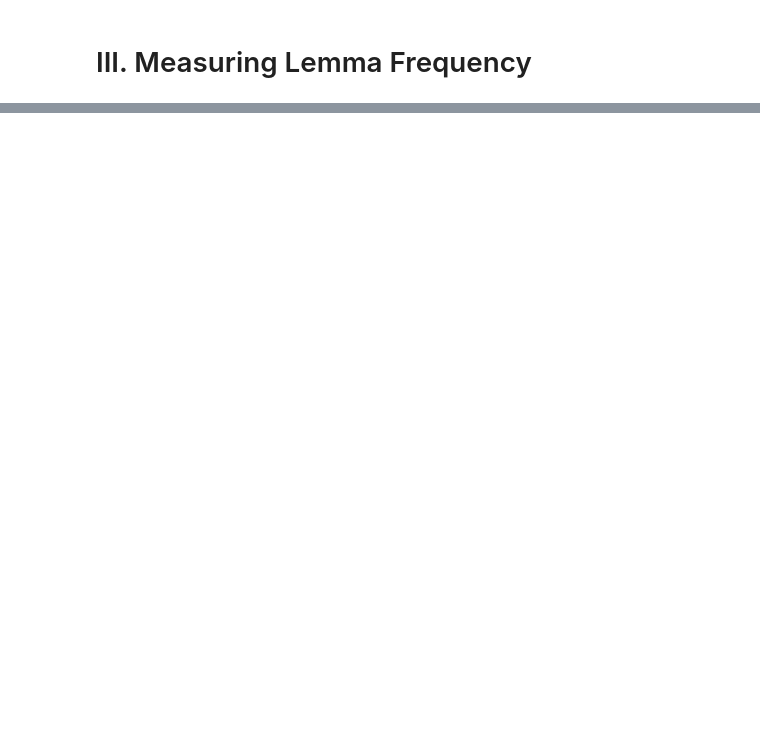
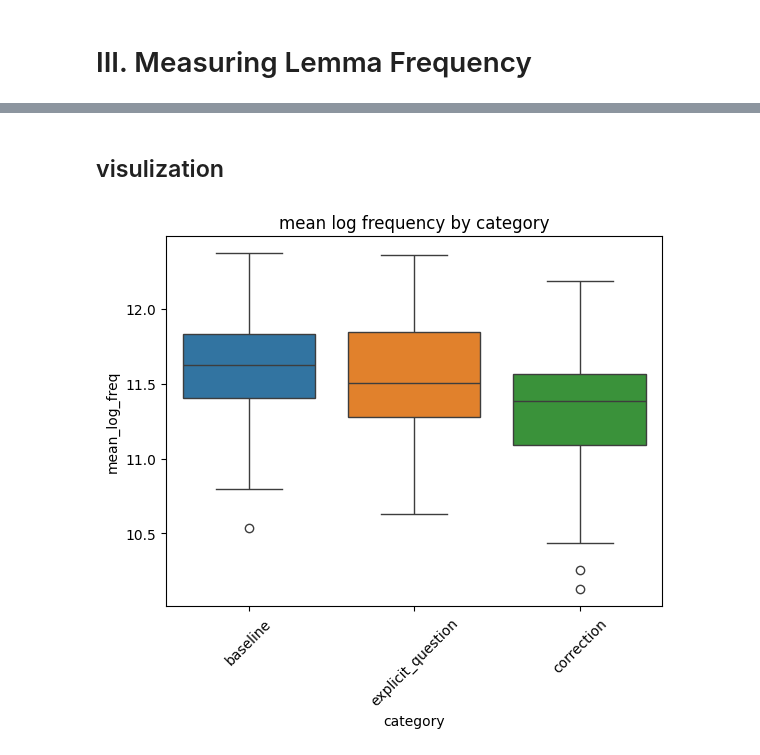
Before and after one commit to quarpeeze/czech-pub, a Jupyter notebook: notebooks/dataset_metrics.ipynb, the cells around one changed output, grey strips where cells are left out. Cells and saved outputs as stored; diff of their text form; code cells hidden in the pictures; blank space fills up the shorter version.

Commit message:
dataset metrics 2) frequency related metrics + a bit of visuals

```diff
--- a/notebooks/dataset_metrics.ipynb
+++ b/notebooks/dataset_metrics.ipynb
@@ -346,0 +617,22 @@ explicit_question_focus_verb                46.14   46.0  1.32  42  50
+# %%
+# dataset-level computation
+
+def compute_dataset_frequency_metrics(
+    items: list[dict],
+    freq_dict: dict = FREQUENCY_DICT,
+    lexical_only: bool = False,
+    exclude_propn: bool = True,
+) -> pd.DataFrame:
+    """compute item-level frequency metrics for the whole dataset"""
+
+    rows = [
+        compute_item_frequency_metrics(
+            item,
+            freq_dict=freq_dict,
+            lexical_only=lexical_only,
+            exclude_propn=exclude_propn,
+        )
+        for item in items
+    ]
+
+    return pd.DataFrame(rows)
@@ -346,0 +686,11 @@ explicit_question_focus_verb                46.14   46.0  1.32  42  50
+# %%
+# test
+
+# total
+df_freq = compute_dataset_frequency_metrics(data_inf, freq_dict)
+
+# by category
+agg_cat = aggregate_frequency_metrics(df_freq, "category")
+
+# global
+summary = summarize_frequency_metrics(df_freq)
@@ -346,0 +715,2 @@ explicit_question_focus_verb                46.14   46.0  1.32  42  50
+# %% [markdown]
+## visulization
@@ -346,0 +720,13 @@ explicit_question_focus_verb                46.14   46.0  1.32  42  50
+# %%
+sns.boxplot(
+    data=df_freq,
+    x="category",
+    y="mean_log_freq",
+    hue="category"
+)
+
+plt.xticks(rotation=45)
+plt.title("mean log frequency by category")
+plt.show()
+# %% [output]
+[figure, added]
```
Also changed, not shown: parts of 33 cells of this notebook, 1 other file.
